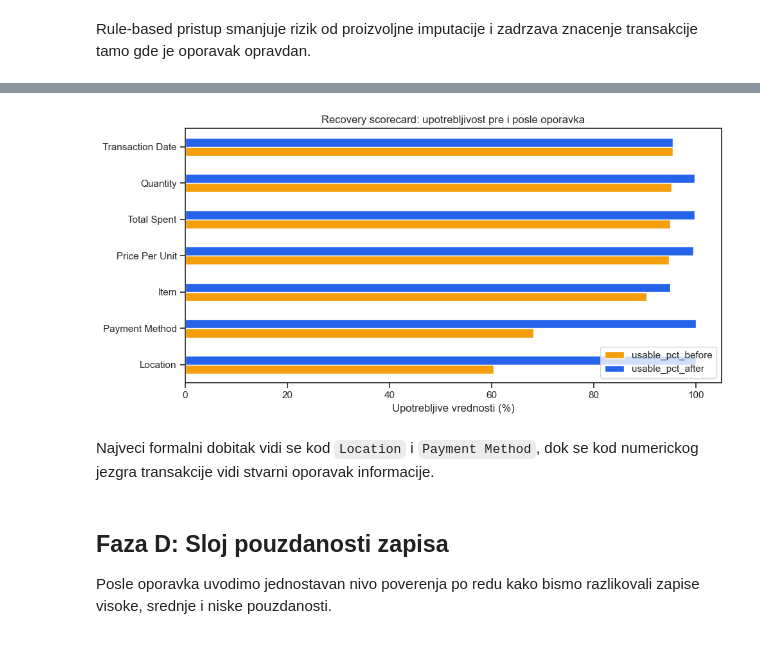
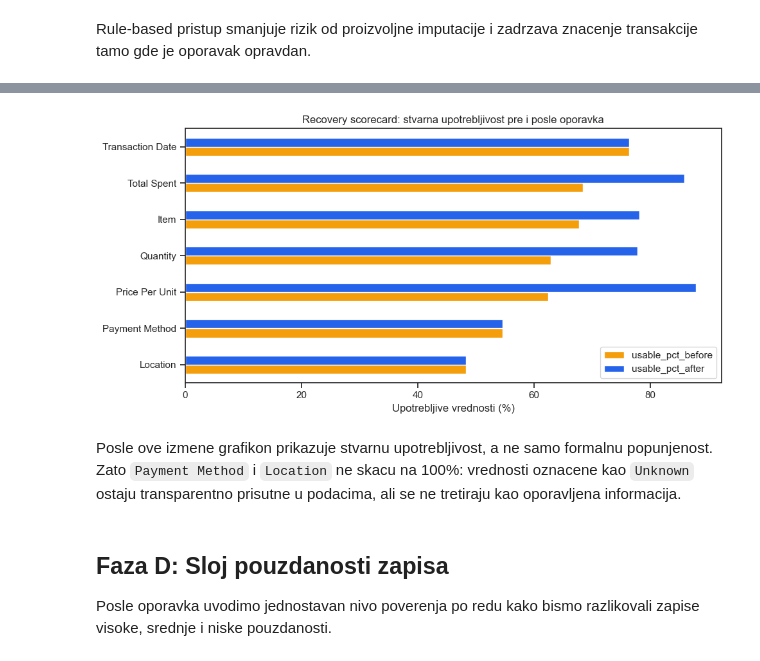
Before and after one commit to nemanjastojanovicc/data-quality, a Jupyter notebook: cafe_sales.ipynb, the cells around one changed output, grey strips where cells are left out. Saved outputs shown, nothing was run; the diff lists cells and outputs as text; code cells hidden in the pictures.

Commit message:
feat(*): add better data validations & more models

```diff
--- a/cafe_sales.ipynb
+++ b/cafe_sales.ipynb
@@ -21,8 +21,9 @@ import pandas as pd
 import matplotlib.pyplot as plt
 import seaborn as sns
 from sklearn.compose import ColumnTransformer
-from sklearn.ensemble import RandomForestClassifier
+from sklearn.ensemble import ExtraTreesClassifier, HistGradientBoostingClassifier, RandomForestClassifier
 from sklearn.impute import SimpleImputer
+from sklearn.linear_model import LogisticRegression
 from sklearn.metrics import classification_report, f1_score, accuracy_score
 from sklearn.model_selection import train_test_split
 from sklearn.pipeline import Pipeline
@@ -33,19 +34,9 @@ pd.set_option("display.max_columns", None)
 pd.set_option("display.width", 140)
 sns.set_theme(style="ticks")
 
-MENU_PRICES = {
-    "Coffee": 2.0,
-    "Tea": 1.5,
-    "Sandwich": 4.0,
-    "Salad": 5.0,
-    "Cake": 3.0,
-    "Cookie": 1.0,
-    "Smoothie": 4.0,
-    "Juice": 3.0,
-}
-
 INVALID_TOKENS = {"ERROR", "UNKNOWN"}
 RANDOM_STATE = 42
+MAX_REASONABLE_QUANTITY = 100
 # %%
 raw = pd.read_csv("./cafe_sales.csv")
 raw.head()
@@ -102,8 +138,8 @@ def quality_scorecard(df):
         "Quantity": df["Quantity_num"].notna().sum(),
         "Price Per Unit": df["Price_num"].notna().sum(),
         "Total Spent": df["Total_num"].notna().sum(),
-        "Payment Method": df["Payment Method"].notna().sum(),
-        "Location": df["Location"].notna().sum(),
+        "Payment Method": (df["Payment Method"].notna() & df["Payment Method"].ne("Unknown")).sum(),
+        "Location": (df["Location"].notna() & df["Location"].ne("Unknown")).sum(),
         "Transaction Date": df["TransactionDate_dt"].notna().sum(),
     }
     out = pd.DataFrame.from_dict(rows, orient="index", columns=["usable_values"])
@@ -253,17 +292,23 @@ Oporavak zasnivamo na jednostavnim pravilima menija i aritmeticke veze izmedju k
 recovered = typed.copy()
 repair_log = {}
 
+# Price_num = MENU_PRICES[item]
 mask = recovered["Price_num"].isna() & recovered["expected_price"].notna()
 repair_log["price_from_item"] = int(mask.sum())
 recovered.loc[mask, "Price_num"] = recovered.loc[mask, "expected_price"]
 
+# Total_num = Quantity_num * Price_num
 mask = recovered["Total_num"].isna() & recovered["Quantity_num"].notna() & recovered["Price_num"].notna()
 repair_log["total_from_quantity_price"] = int(mask.sum())
 recovered.loc[mask, "Total_num"] = recovered.loc[mask, "Quantity_num"] * recovered.loc[mask, "Price_num"]
 
+# Quantity_num = Total_num / Price_num
 mask = recovered["Quantity_num"].isna() & recovered["Total_num"].notna() & recovered["Price_num"].notna()
 ratio = recovered.loc[mask, "Total_num"] / recovered.loc[mask, "Price_num"]
-valid_ratio = ratio.isin([1, 2, 3, 4, 5])
+valid_ratio = (
+    np.isclose(ratio, ratio.round())
+    & ratio.between(1, MAX_REASONABLE_QUANTITY)
+)
 repair_log["quantity_from_total_price"] = int(valid_ratio.sum())
 recovered.loc[ratio.index[valid_ratio], "Quantity_num"] = ratio[valid_ratio]
 
@@ -272,6 +317,8 @@ for item, price in MENU_PRICES.items():
     price_to_items.setdefault(price, []).append(item)
 
 repair_log["item_from_unique_price"] = 0
+
+# Item = MENU_PRICES[Price_num]
 mask = recovered["Item"].isna() & recovered["Price_num"].notna()
 for price, items in price_to_items.items():
     if len(items) == 1:
@@ -321,15 +385,15 @@ comparison
 # %%
 plot_df = comparison[["usable_pct_before", "usable_pct_after"]].sort_values("usable_pct_before")
 plot_df.plot(kind="barh", figsize=(10, 5), color=["#f59e0b", "#2563eb"])
-plt.title("Recovery scorecard: upotrebljivost pre i posle oporavka")
+plt.title("Recovery scorecard: stvarna upotrebljivost pre i posle oporavka")
 plt.xlabel("Upotrebljive vrednosti (%)")
 plt.ylabel("")
 plt.tight_layout()
 plt.show()
 # %% [output]
-[figure, old version]
+[figure, new version]
 # %% [markdown]
-Najveci formalni dobitak vidi se kod `Location` i `Payment Method`, dok se kod numerickog jezgra transakcije vidi stvarni oporavak informacije.
+Posle ove izmene grafikon prikazuje stvarnu upotrebljivost, a ne samo formalnu popunjenost. Zato `Payment Method` i `Location` ne skacu na 100%: vrednosti oznacene kao `Unknown` ostaju transparentno prisutne u podacima, ali se ne tretiraju kao oporavljena informacija.
 # %% [markdown]
 ## Faza D: Sloj pouzdanosti zapisa
 
```
Also changed, not shown: parts of 48 cells of this notebook, 1 other file.
